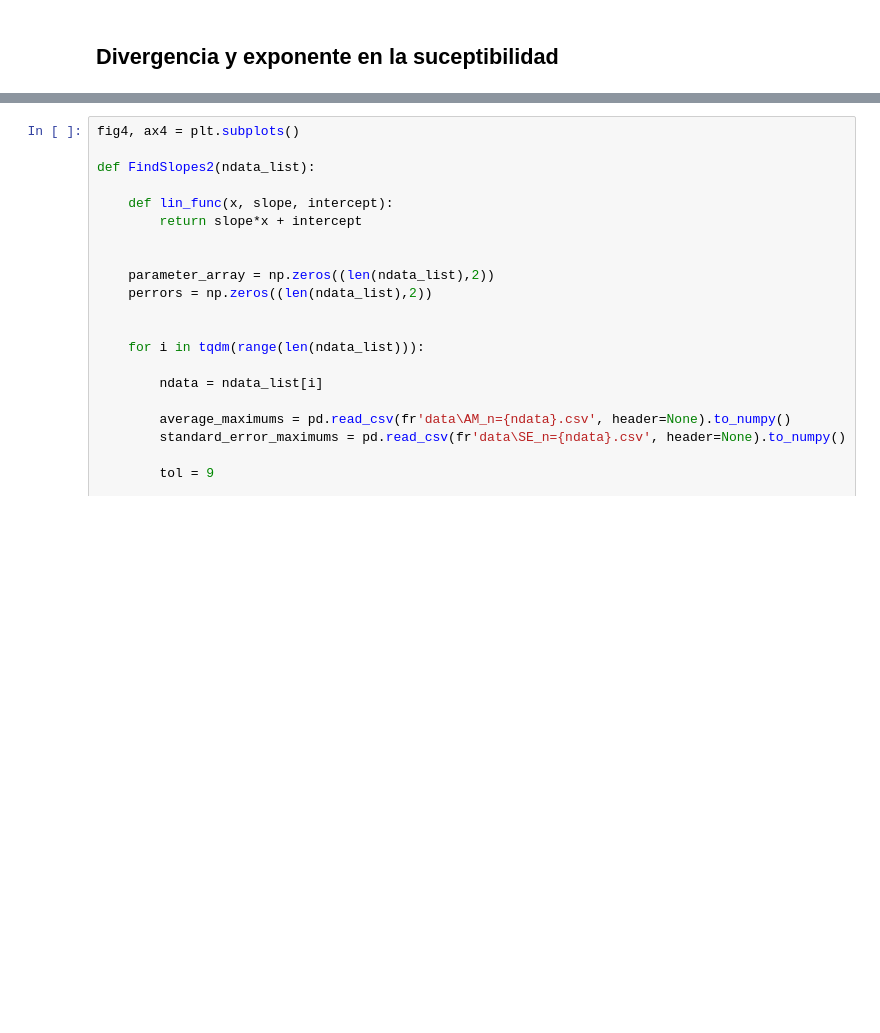
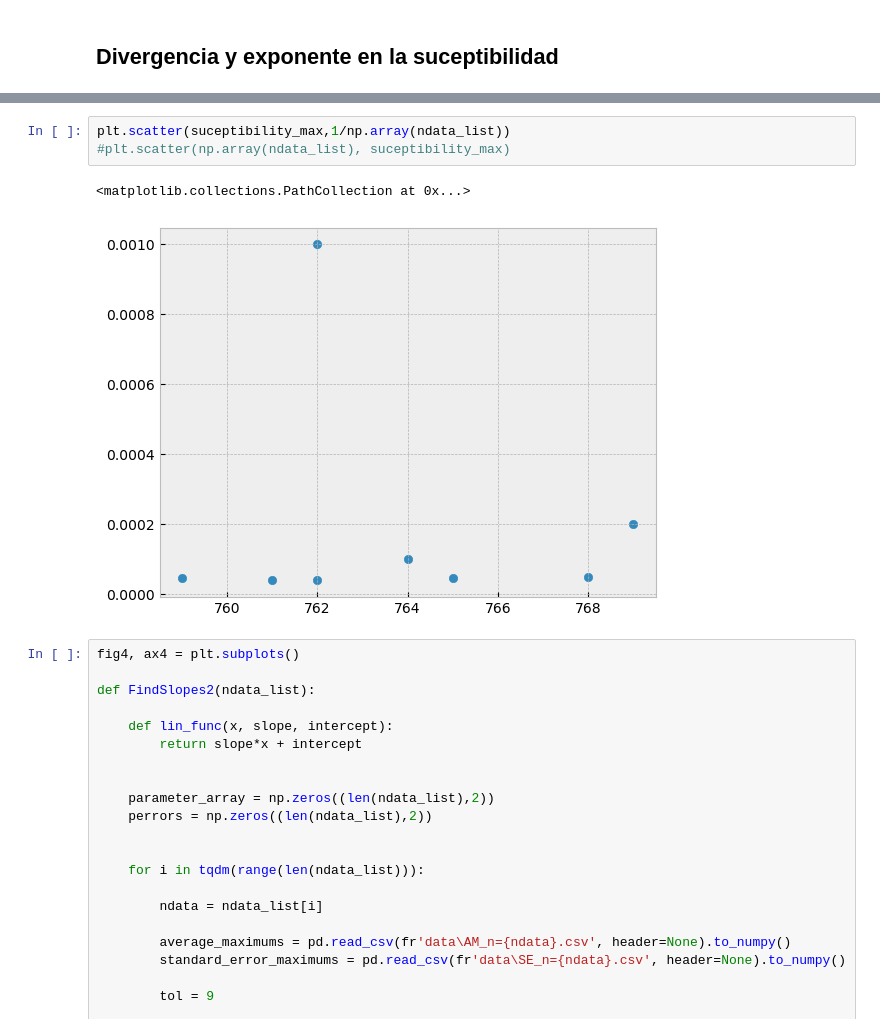
Before and after one commit to W-physics/Tesis, a Jupyter notebook: Critical_time.ipynb, the cells around one changed output, grey strips where cells are left out. Drawn from its saved outputs; the diff is of its cells as text; blank space fills up the shorter version.

```diff
--- a/Critical_time.ipynb
+++ b/Critical_time.ipynb
@@ -146,3 +140,9 @@ for i in tqdm(range(len(ndata_list))):
+# %%
+plt.scatter(suceptibility_max,1/np.array(ndata_list))
+#plt.scatter(np.array(ndata_list), suceptibility_max)
+# %% [output]
+<matplotlib.collections.PathCollection at 0x...>
+[figure, added]
 # %%
 fig4, ax4 = plt.subplots()
 
```
Also changed, not shown: parts of 4 cells of this notebook, 2 other files.
